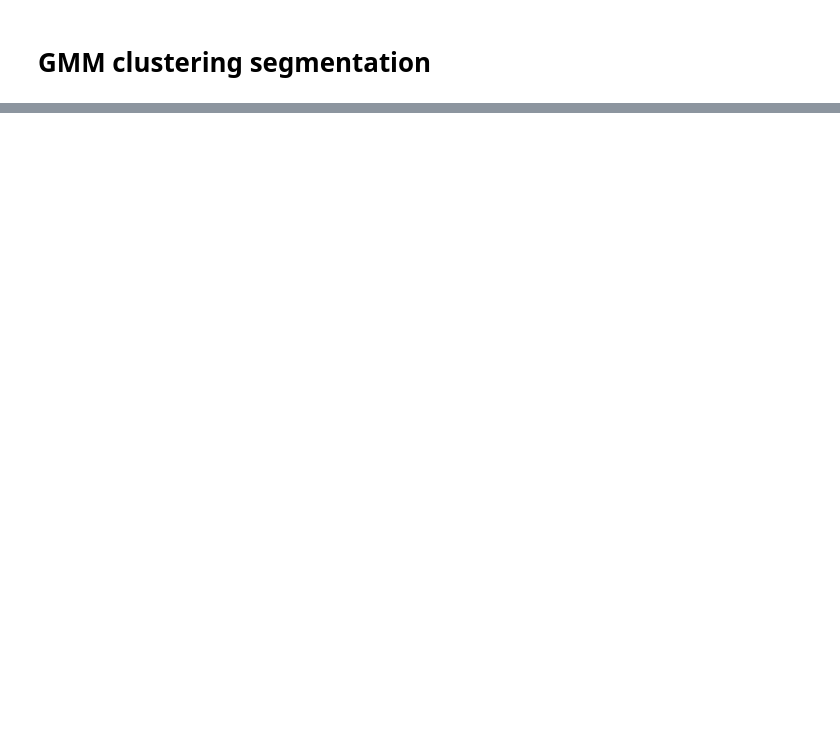
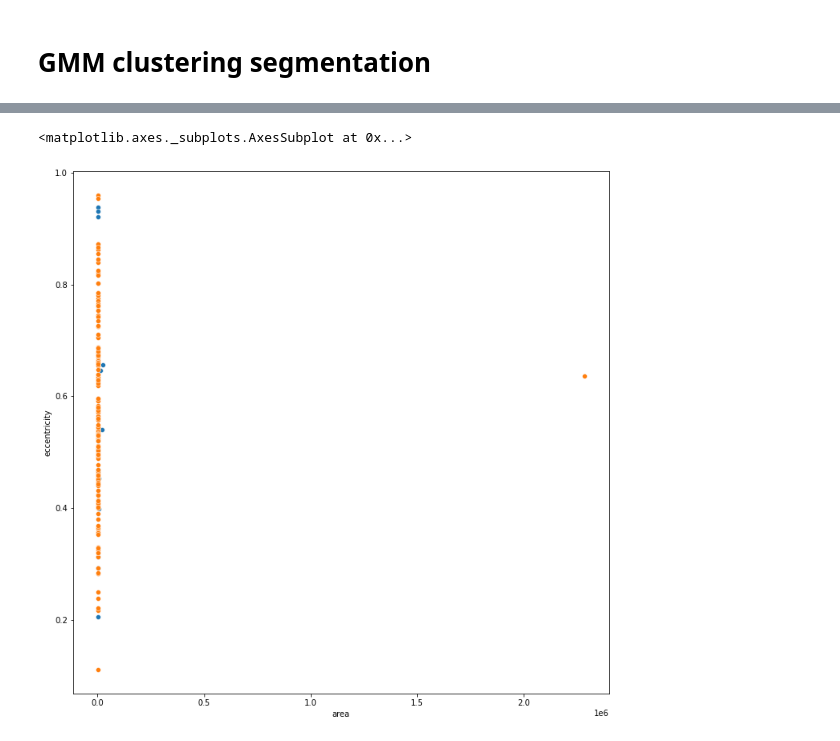
Before and after one commit to raulbenitez/LEUKEMIA_database, a Jupyter notebook: Leukemia_analysis.ipynb, the cells around one changed output, grey strips where cells are left out. Cells and saved outputs as stored; diff of their text form; code cells hidden in the pictures; blank space fills up the shorter version.

```diff
--- a/Leukemia_analysis.ipynb
+++ b/Leukemia_analysis.ipynb
@@ -206,0 +211,10 @@ df2.shape
+# %%
+import seaborn as sns
+
+fig = plt.figure(figsize=(12,12))
+
+sns.scatterplot(x='area',y='eccentricity',data=df1,palette="deep")
+sns.scatterplot(x='area',y='eccentricity',data=df2,palette="pastel")
+# %% [output]
+<matplotlib.axes._subplots.AxesSubplot at 0x...>
+[figure, added]
```
Also changed, not shown: parts of 8 cells of this notebook.
